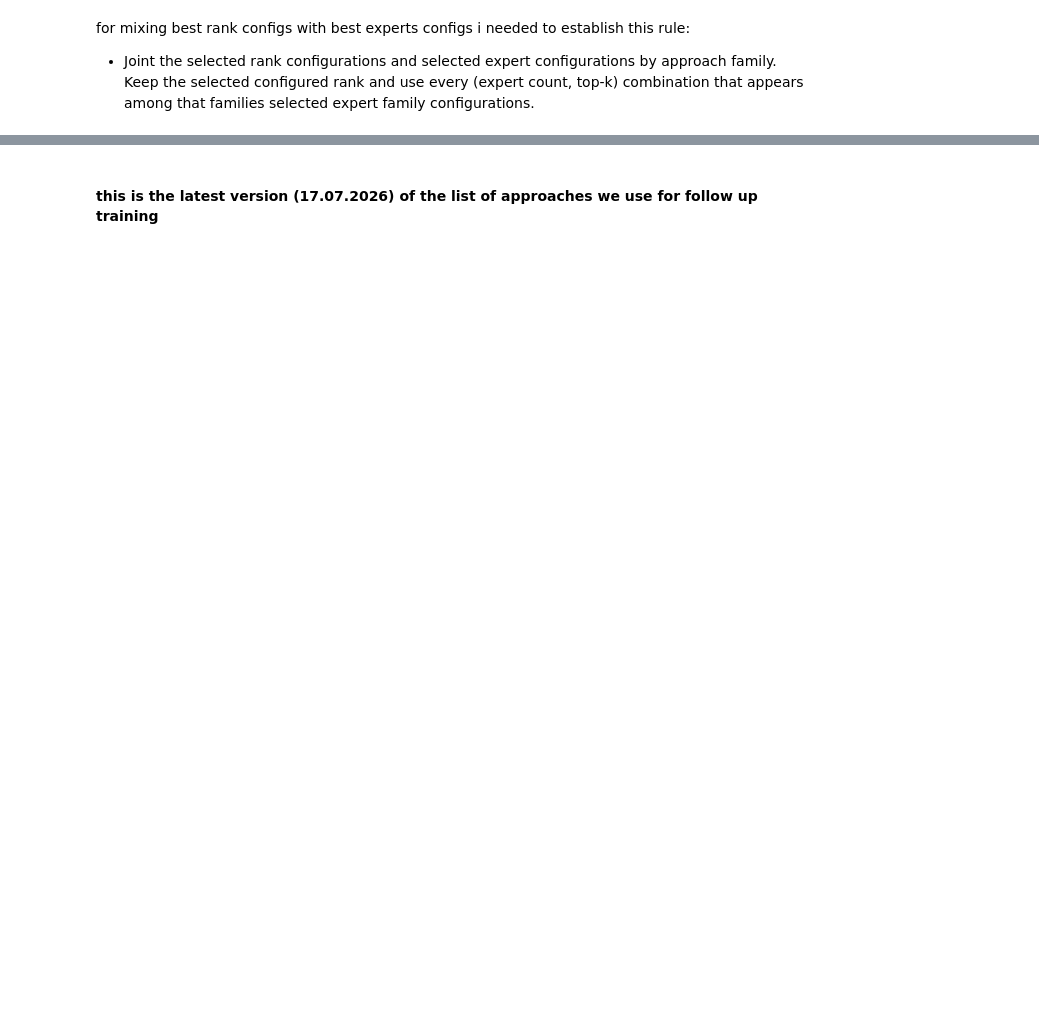
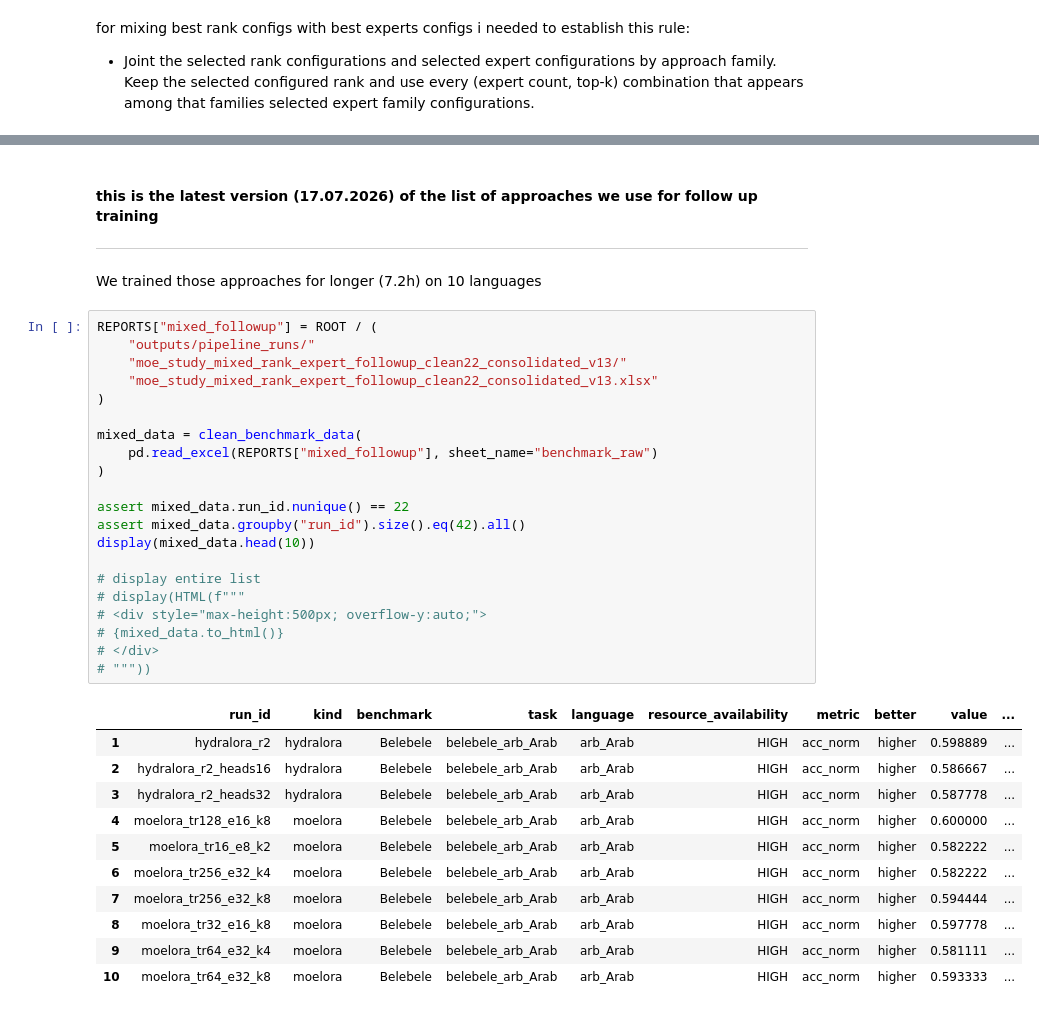
Before and after one commit to dice-group/moe-study, a Jupyter notebook: result_analysis/notebooks/best_rank_expert_selection.ipynb, the cells around one changed output, grey strips where cells are left out. Drawn from its saved outputs; the diff is of its cells as text; blank space fills up the shorter version.

```diff
--- a/result_analysis/notebooks/best_rank_expert_selection.ipynb
+++ b/result_analysis/notebooks/best_rank_expert_selection.ipynb
@@ -839,3 +839,39 @@ deduplicated the final list is:
 - mola_tr64_e8_k6
 # %% [markdown]
 #### this is the latest version (17.07.2026) of the list of approaches we use for follow up training
+---
+# %% [markdown]
+We trained those approaches for longer (7.2h) on 10 languages
+# %%
+REPORTS["mixed_followup"] = ROOT / (
+    "outputs/pipeline_runs/"
+    "moe_study_mixed_rank_expert_followup_clean22_consolidated_v13/"
+    "moe_study_mixed_rank_expert_followup_clean22_consolidated_v13.xlsx"
+)
+
+mixed_data = clean_benchmark_data(
+    pd.read_excel(REPORTS["mixed_followup"], sheet_name="benchmark_raw")
+)
+
+assert mixed_data.run_id.nunique() == 22
+assert mixed_data.groupby("run_id").size().eq(42).all()
+display(mixed_data.head(10))
+
+# display entire list
+# display(HTML(f"""
+# <div style="max-height:500px; overflow-y:auto;">
+# {mixed_data.to_html()}
+# </div>
+# """))
+# %% [output]
+|  | run_id | kind | benchmark | task | language | resource_availability | metric | better | value | ... |
+| 1 | hydralora_r2 | hydralora | Belebele | belebele_arb_Arab | arb_Arab | HIGH | acc_norm | higher | 0.598889 | ... |
+| 2 | hydralora_r2_heads16 | hydralora | Belebele | belebele_arb_Arab | arb_Arab | HIGH | acc_norm | higher | 0.586667 | ... |
+| 3 | hydralora_r2_heads32 | hydralora | Belebele | belebele_arb_Arab | arb_Arab | HIGH | acc_norm | higher | 0.587778 | ... |
+| 4 | moelora_tr128_e16_k8 | moelora | Belebele | belebele_arb_Arab | arb_Arab | HIGH | acc_norm | higher | 0.600000 | ... |
+| 5 | moelora_tr16_e8_k2 | moelora | Belebele | belebele_arb_Arab | arb_Arab | HIGH | acc_norm | higher | 0.582222 | ... |
+| 6 | moelora_tr256_e32_k4 | moelora | Belebele | belebele_arb_Arab | arb_Arab | HIGH | acc_norm | higher | 0.582222 | ... |
+| 7 | moelora_tr256_e32_k8 | moelora | Belebele | belebele_arb_Arab | arb_Arab | HIGH | acc_norm | higher | 0.594444 | ... |
+| 8 | moelora_tr32_e16_k8 | moelora | Belebele | belebele_arb_Arab | arb_Arab | HIGH | acc_norm | higher | 0.597778 | ... |
+| 9 | moelora_tr64_e32_k4 | moelora | Belebele | belebele_arb_Arab | arb_Arab | HIGH | acc_norm | higher | 0.581111 | ... |
+| 10 | moelora_tr64_e32_k8 | moelora | Belebele | belebele_arb_Arab | arb_Arab | HIGH | acc_norm | higher | 0.593333 | ... |
```
Also changed, not shown: parts of 7 cells of this notebook.
